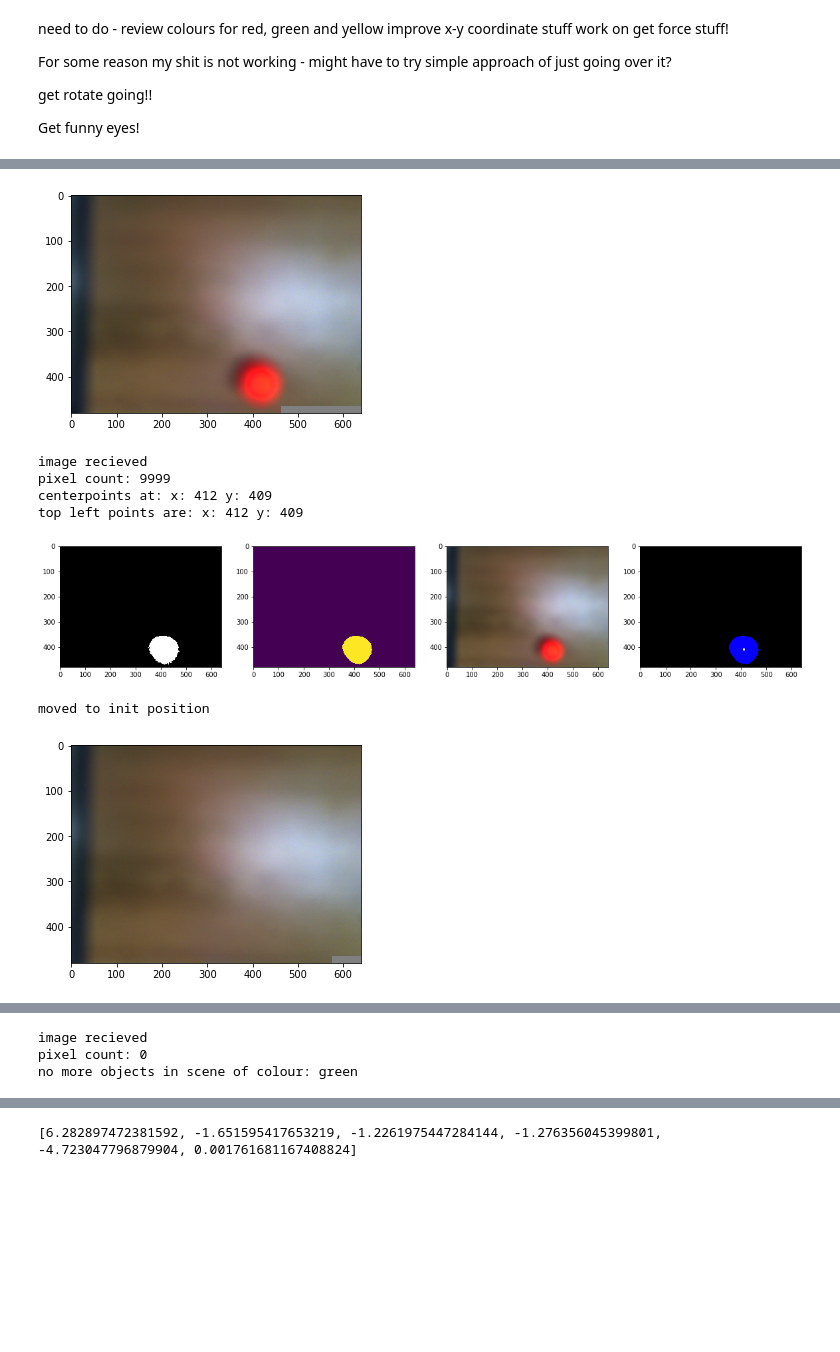
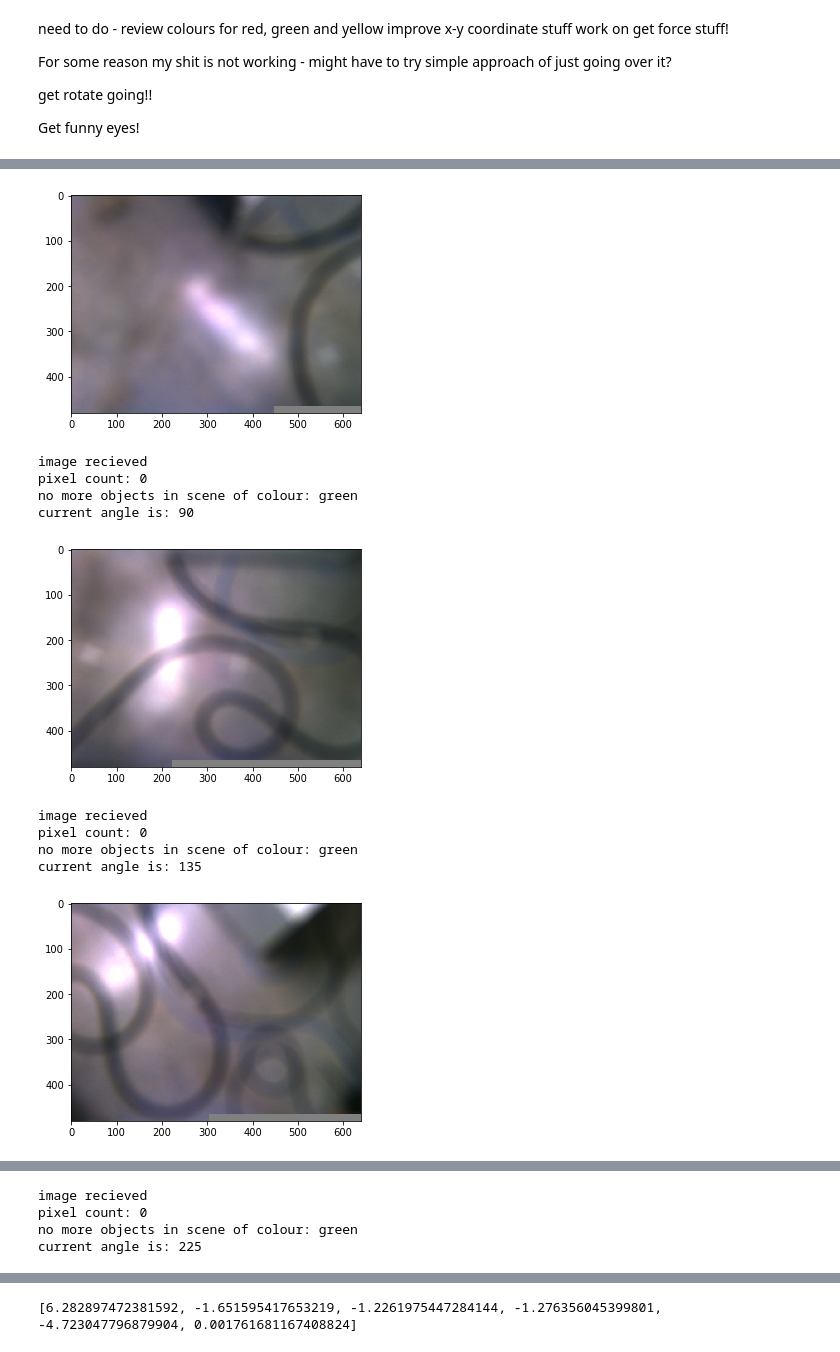
Before and after one commit to DylanBedetti/UR5, a Jupyter notebook: Dylan/Main/Program_1.ipynb, the cells around one changed output, grey strips where cells are left out. Drawn from its saved outputs; the diff is of its cells as text; code cells hidden in the pictures; blank space fills up the shorter version.

```diff
--- a/Dylan/Main/Program_1.ipynb
+++ b/Dylan/Main/Program_1.ipynb
@@ -22,6 +22,7 @@ import logging
 import urx
 import matplotlib.pyplot as plt
 import matplotlib.image as mpimg
+import math
 # from urx.urrtmon import URRTMonitor
 
 
@@ -30,4 +31,6 @@ cam_init_pos = [-0.00043183961977177887, -1.651595417653219, -1.226389233266012,
 bucket_pos = [1.6486937999725342, -2.4073990027057093, -1.8858941237079065, -0.36886865297426397, -4.742553655301229, 0.0471811443567276]
 hardcode_object_loc = [-0.024045769368306935, -1.8617809454547327, -1.511141602193014, -1.4511950651751917, -4.672266546879904, 0.047373268753290176]
 bucket_pick = [-0.04573041597475225, -1.8159015814410608, -1.2815788427936, -1.4384973684894007, -4.67054266134371, 0.04719312861561775]
+
+high_point = [0.90383380651474, -1.4072287718402308, -0.237281624470846, -0.17934972444643194, -4.722544852887289, -0.05534726778139287]
 # %%
@@ -207,41 +303,44 @@ while True:
     rob.movejs([cam_init_pos, bins[i]], acc = a, vel = v, radius=0.2)
     robotiqgrip.open_gripper()
 
+
+
 ### SEARCHING THE AREA
-angle = 0
-while angle < 315:
-    pose = rob.getj()
-    pose[0] = pose[0] + 0.785398
-    rob.movej(pose, acc = a, vel = v)
-    time.sleep(2)
-    get_image()
-    distance = detect_photos('green')
+angle = 45
+while angle <= 315:
+    try:
+        print("current angle is: " + str(angle))
+        pose = rob.getj()
+        pose[0] = pose[0] + 0.785398
+        rob.movej(pose, acc = a, vel = v)
+        time.sleep(2)
+        get_image()
+        distance = detect_photos('green')
 
-    if distance == None:
+    #     change_coordinates(0.1, 0.05, angle)
+
+        if distance == None:
+            angle += 45
+            continue
+
+        [x_dist, y_dist] = convert_to_mm(distance[0], distance[1])
+    #     rob.translate((y_dist-0.095, x_dist, -0.33), acc=a, vel=v)
+        print(x_dist, y_dist)
+        change_coordinates(x_dist, y_dist, angle)
+        robotiqgrip.close_gripper()
+        rob.movejs([high_point, bucket_pos], acc = a, vel = v, radius=0.2)
+    #     rob.movej(bucket_pos, acc = a, vel = v)
+        robotiqgrip.open_gripper()
+    #     rob.movej(pose, acc = a, vel = v)
+        rob.movejs([high_point, pose], acc = a, vel = v, radius=0.2)
+
         angle += 45
-        continue
-
-    [x_dist, y_dist] = convert_to_mm(distance[0], distance[1])
-    rob.translate((y_dist-0.095, x_dist, -0.33), acc=a, vel=v)
-    robotiqgrip.close_gripper()
-    rob.movej(bucket_pos, acc = a, vel = v)
-    robotiqgrip.open_gripper()
-    rob.movej(pose, acc = a, vel = v)
-
-    angle += 45
+    except:
+        rob = rob_connect()
 
 
 print("finished everything")
 go_to_start(rob)
 rob.close()
-
-#################3
-
-# pose = rob.getj()
-# print(pose)
-# # pose[3] = pose[3] - 0.57
-# # rob.movel(pose, acc = a, vel = v)
-
-# rob.movel_tool([0, 0, 0, -0.43, 0, 0],acc=a, vel=v)
 # %% [output]
 moved to init position
@@ -252,10 +351,13 @@ moved to init position
-[figure, old version]
+[figure, new version]
 image recieved
-pixel count: 9999
-centerpoints at: x: 412 y: 409
-top left points are: x: 412 y: 409
+pixel count: 0
+no more objects in scene of colour: green
+current angle is: 90
-[figure, old version]
+[figure, new version]
-moved to init position
+image recieved
+pixel count: 0
+no more objects in scene of colour: green
+current angle is: 135
-[figure, old version]
+[figure, new version]
 image recieved
 pixel count: 0
@@ -265,3 +367,4 @@ finishing program
 image recieved
 pixel count: 0
 no more objects in scene of colour: green
+current angle is: 225
```
Also changed, not shown: parts of 11 cells of this notebook.
